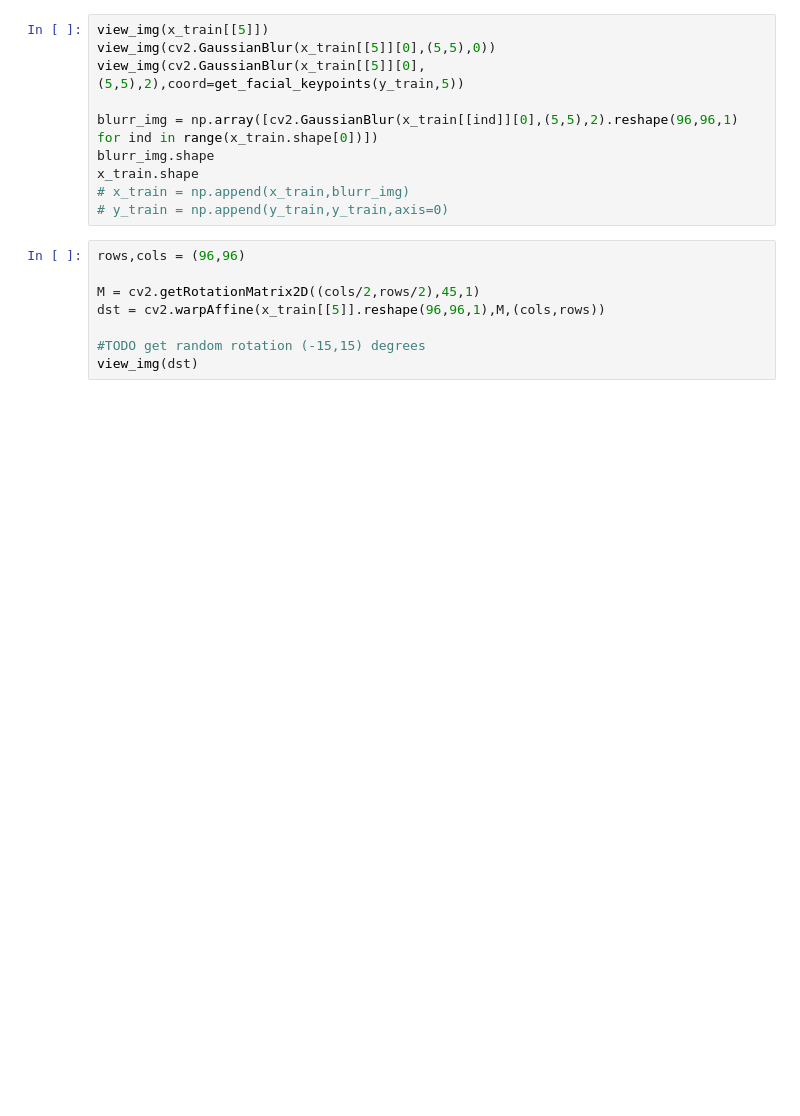
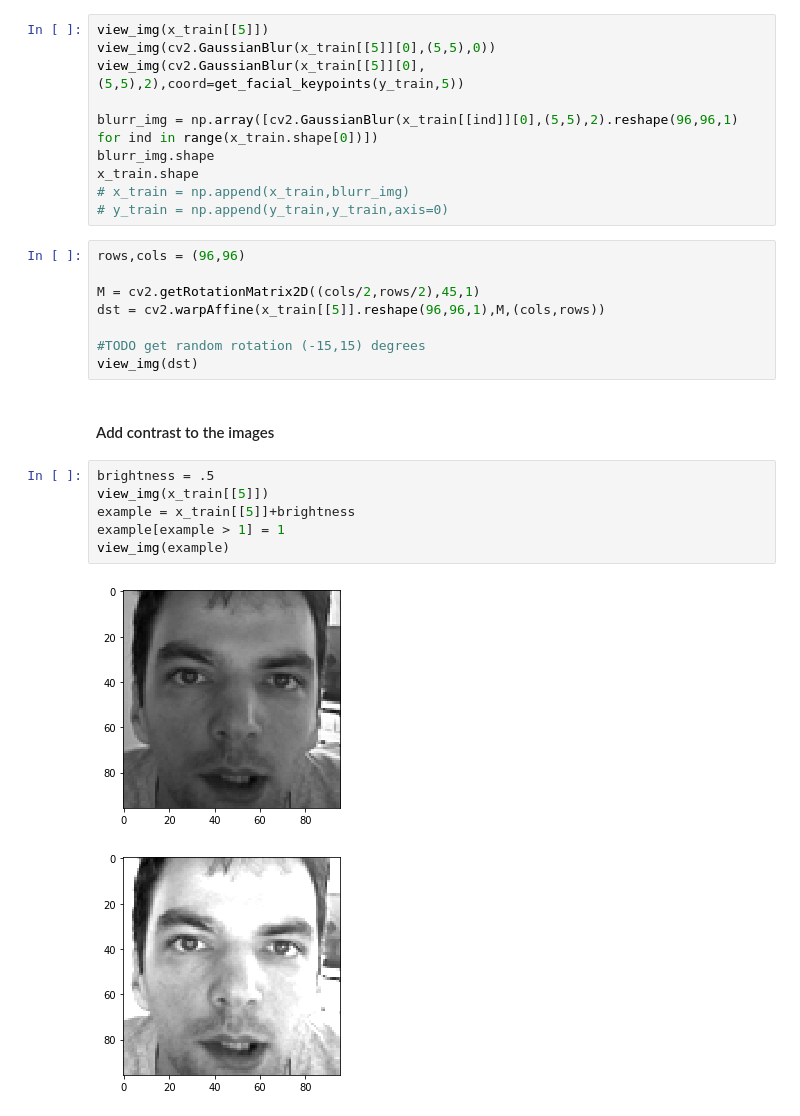
Before and after one commit to MadhuAtBerkeley/w207_Project, a Jupyter notebook: source/w207_eda.ipynb, the cells around one changed output. Cells and saved outputs as stored; diff of their text form; blank space fills up the shorter version.

Commit message:
add contrast code to adjust brightness on images

```diff
--- a/source/w207_eda.ipynb
+++ b/source/w207_eda.ipynb
@@ -300,3 +300,14 @@ dst = cv2.warpAffine(x_train[[5]].reshape(96,96,1),M,(cols,rows))
 
 #TODO get random rotation (-15,15) degrees
 view_img(dst)
+# %% [markdown]
+#### Add contrast to the images
+# %%
+brightness = .5
+view_img(x_train[[5]])
+example = x_train[[5]]+brightness
+example[example > 1] = 1
+view_img(example)
+# %% [output]
+[figure, added]
+[figure, added]
```
Also changed, not shown: parts of 1 cell of this notebook, 1 other file.
